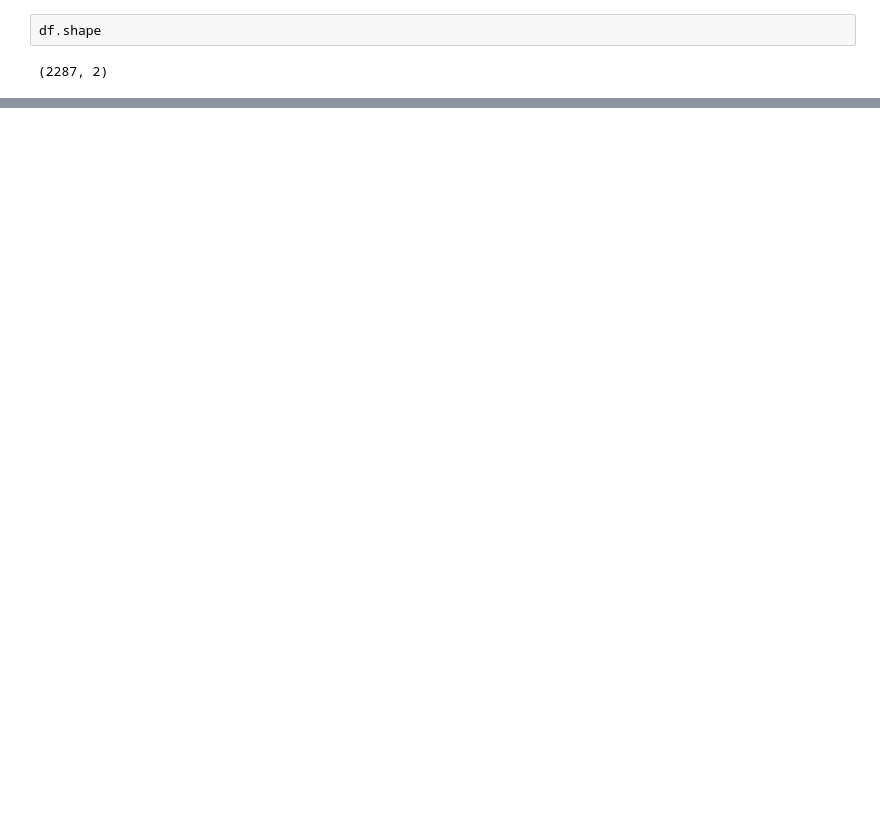
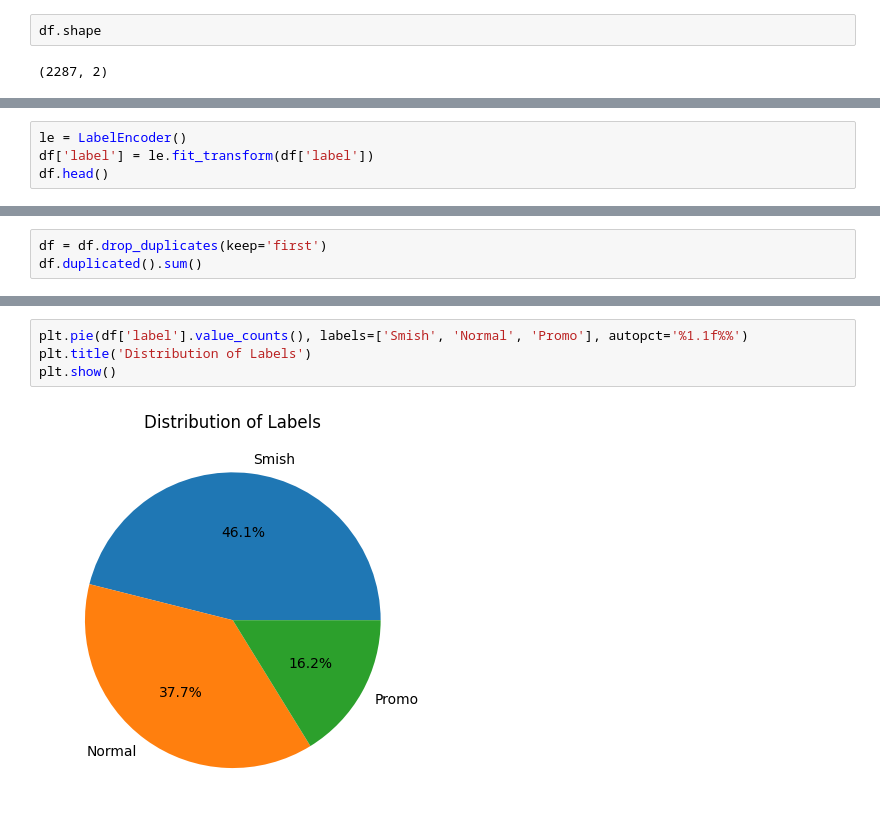
Before and after one commit to S4DIB/bengali-sms-fraud-detection-using-supervised-learning, a Jupyter notebook: Bengali Sms Fraud Detection.ipynb, the cells around one changed output, grey strips where cells are left out. Drawn from its saved outputs; the diff is of its cells as text; blank space fills up the shorter version.

```diff
--- a/Bengali Sms Fraud Detection.ipynb
+++ b/Bengali Sms Fraud Detection.ipynb
@@ -44,0 +89,4 @@ NameError: name 'df' is not defined
+# %%
+le = LabelEncoder()
+df['label'] = le.fit_transform(df['label'])
+df.head()
@@ -44,0 +113,3 @@ NameError: name 'df' is not defined
+# %%
+df = df.drop_duplicates(keep='first')
+df.duplicated().sum()
@@ -44,0 +128,6 @@ NameError: name 'df' is not defined
+# %%
+plt.pie(df['label'].value_counts(), labels=['Smish', 'Normal', 'Promo'], autopct='%1.1f%%')
+plt.title('Distribution of Labels')
+plt.show()
+# %% [output]
+[figure, added]
```
Also changed, not shown: parts of 16 cells of this notebook.
